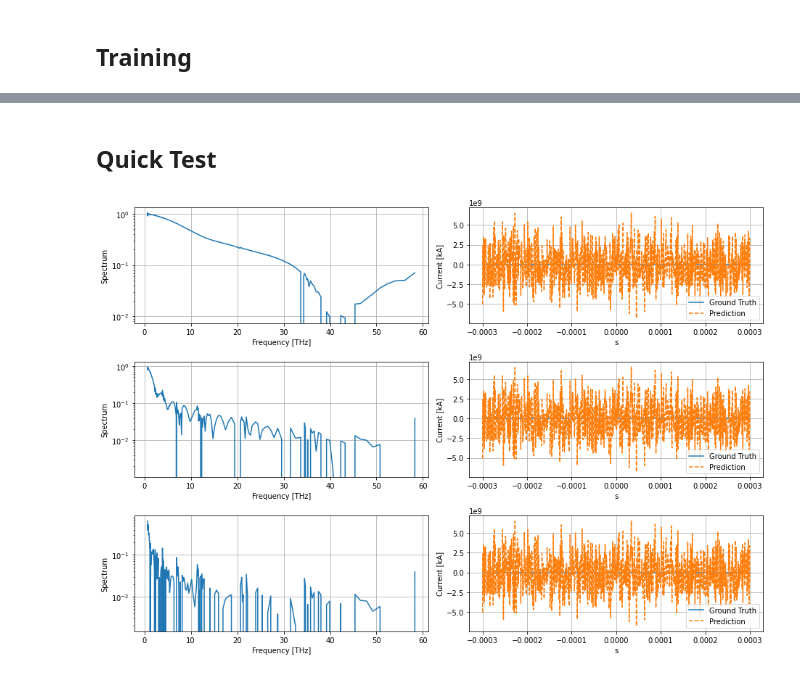
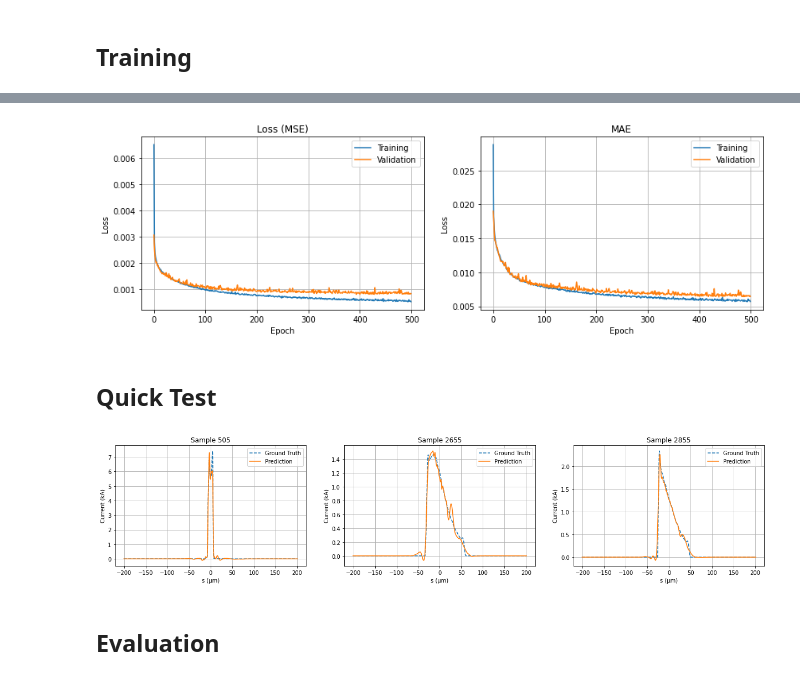
Before and after one commit to jank324/spectral-vd-euxfel, a Jupyter notebook: spectral_vd_keras.ipynb, the cells around one changed output, grey strips where cells are left out. Saved outputs shown, nothing was run; the diff lists cells and outputs as text; code cells hidden in the pictures.

Commit message:
Successful training on Ocelot data

```diff
--- a/spectral_vd_keras.ipynb
+++ b/spectral_vd_keras.ipynb
@@ -161,0 +60,14 @@ plt.show()
+# %%
+ff_scaler = MinMaxScaler()
+X_train_scaled = ff_scaler.fit_transform(X_train)
+
+current_scaler = 1 / y_train.max(axis=1).mean()
+y_train_scaled = y_train * current_scaler
+# %%
+model = keras.Sequential([layers.Dense(200, activation="relu"),
+                          layers.Dense(100, activation="relu"),
+                          layers.Dense(50, activation="relu"),
+                          layers.Dense(y_train.shape[1])])
+model.compile(optimizer="adam", loss="mse", metrics=["mae"])
+# %%
+history = model.fit(X_train_scaled, y_train_scaled, epochs=500, batch_size=64, validation_split=0.25)
@@ -162,2 +92,23 @@ plt.show()
+# %%
+plt.figure(figsize=(14,4))
+plt.subplot(121)
+plt.title("Loss (MSE)")
+plt.plot(history.history["loss"], label="Training")
+plt.plot(history.history["val_loss"], label="Validation")
+plt.xlabel("Epoch")
+plt.ylabel("Loss")
+plt.legend()
+plt.grid()
+plt.subplot(122)
+plt.title("MAE")
+plt.plot(history.history["mae"], label="Training")
+plt.plot(history.history["val_mae"], label="Validation")
+plt.xlabel("Epoch")
+plt.ylabel("Loss")
+plt.legend()
+plt.grid()
+plt.show()
+# %% [output]
+[figure, added]
 # %% [markdown]
 ## Quick Test
@@ -172,21 +115,22 @@ predictions = model.predict(Xs)
+# %%
+X_test_scaled = ff_scaler.transform(X_test)
+y_predict_scaled = model.predict(X_test_scaled)
+y_predict = y_predict_scaled / current_scaler
 # %%
-plt.figure(figsize=(13,9))
-for i in range(len(X)):
-    plt.subplot(3, 2, 2*i+1)
-    plt.plot(data[0]["frequencies"]*1e-12, X[i])
-    plt.yscale("log")
-    plt.xlabel("Frequency [THz]")
-    plt.ylabel("Spectrum")
-    plt.grid()
+samples = np.random.randint(0, len(y_predict), size=3)
 
-    plt.subplot(3, 2, 2*i+2)
-    plt.plot(data[0]["s"], y[i]*1e-3, label="Ground Truth")
-    plt.plot(data[0]["s"], predictions[i]*1e-3, "--", label="Prediction")
-    plt.xlabel("s")
-    plt.ylabel("Current [kA]")
+plt.figure(figsize=(21,4))
+for i, sample in enumerate(samples):
+    plt.subplot(1, 3, i+1)
+    plt.title(f"Sample {sample}")
+    plt.plot(new_s*1e6, y_test[sample]*1e-3, ls="--", label="Ground Truth")
+    plt.plot(new_s*1e6, y_predict[sample]*1e-3, label="Prediction")
+    plt.xlabel("s (μm)")
+    plt.ylabel("Current (kA)")
     plt.legend()
     plt.grid()
-plt.tight_layout()
 plt.show()
 # %% [output]
-[figure, old version]
+[figure, new version]
+# %% [markdown]
+## Evaluation
```
Also changed, not shown: parts of 30 cells of this notebook.
